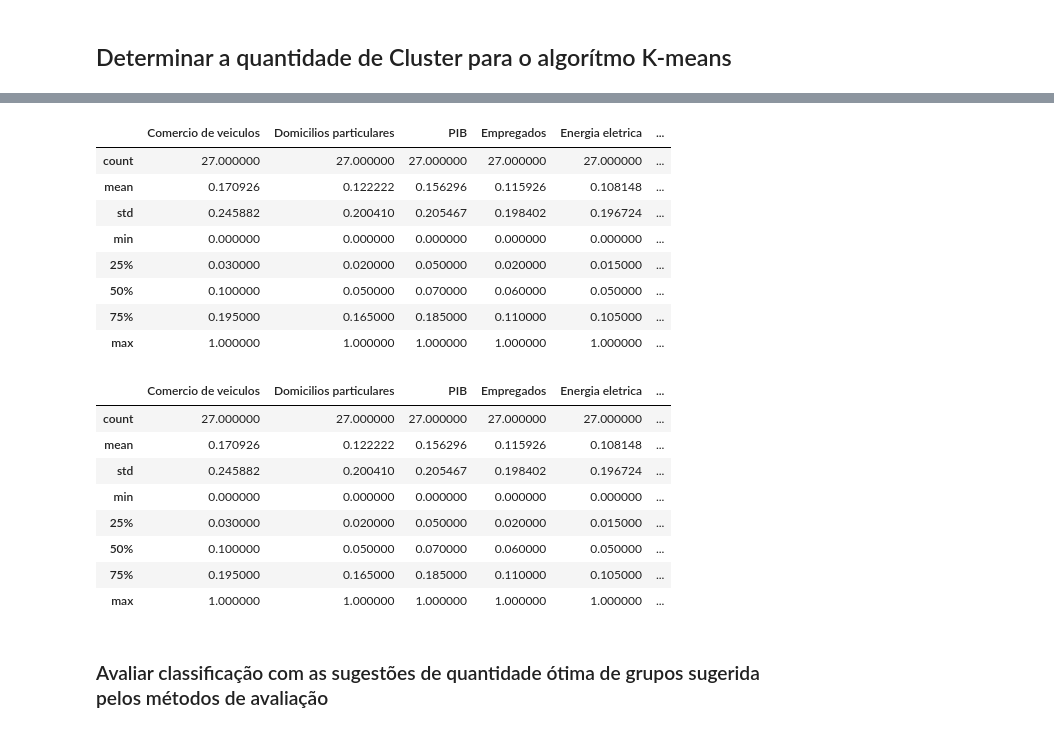
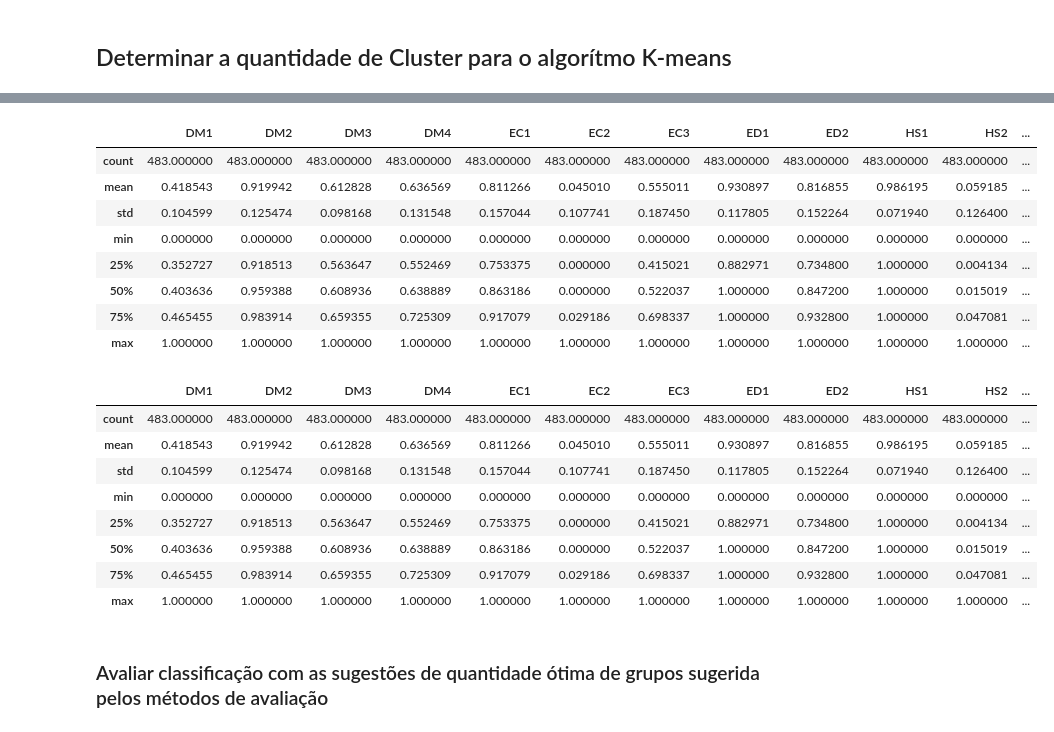
Before and after one commit to DanielCirino/ppginf-smart-k-means, a Jupyter notebook: notebooks/smart_k_means.ipynb, the cells around one changed output, grey strips where cells are left out. Cells and saved outputs as stored; diff of their text form; code cells hidden in the pictures.

```diff
--- a/notebooks/smart_k_means.ipynb
+++ b/notebooks/smart_k_means.ipynb
@@ -256,8 +256,8 @@ def imprimir_grafico_analise_arranjo(arranjo):
     plt.show()
 # %%
 # abrir dataset com os indicadores
-PATH_TO_DATASET="../dataset/in/engenharia_prod/dados_grupo_siderurgia.csv"
-dfArquivo=pd.read_csv(PATH_TO_DATASET,sep=";")
+PATH_TO_DATASET="../dataset/in/Data_2010_N2.xlsx"
+dfArquivo=pd.read_excel(PATH_TO_DATASET)
 
 dfArquivo.describe()
 # %% [output]
@@ -273,18 +273,18 @@ dfArquivo.describe()
 # %%
 # Excluir coluna do identificador censitário
-dados=dfArquivo.drop(["Estado"],axis=1)
+dados=dfArquivo.drop(["Census tract"],axis=1)
 
-dfArquivo.describe()
+dados.describe()
 # %% [output]
-|  | Comercio de veiculos | Domicilios particulares | PIB | Empregados | Energia eletrica | ... |
-| count | 27.000000 | 27.000000 | 27.000000 | 27.000000 | 27.000000 | ... |
-| mean | 0.170926 | 0.122222 | 0.156296 | 0.115926 | 0.108148 | ... |
-| std | 0.245882 | 0.200410 | 0.205467 | 0.198402 | 0.196724 | ... |
-| min | 0.000000 | 0.000000 | 0.000000 | 0.000000 | 0.000000 | ... |
-| 25% | 0.030000 | 0.020000 | 0.050000 | 0.020000 | 0.015000 | ... |
-| 50% | 0.100000 | 0.050000 | 0.070000 | 0.060000 | 0.050000 | ... |
-| 75% | 0.195000 | 0.165000 | 0.185000 | 0.110000 | 0.105000 | ... |
-| max | 1.000000 | 1.000000 | 1.000000 | 1.000000 | 1.000000 | ... |
+|  | DM1 | DM2 | DM3 | DM4 | EC1 | EC2 | EC3 | ED1 | ED2 | HS1 | HS2 | ... |
+| count | 483.000000 | 483.000000 | 483.000000 | 483.000000 | 483.000000 | 483.000000 | 483.000000 | 483.000000 | 483.000000 | 483.000000 | 483.000000 | ... |
+| mean | 0.418543 | 0.919942 | 0.612828 | 0.636569 | 0.811266 | 0.045010 | 0.555011 | 0.930897 | 0.816855 | 0.986195 | 0.059185 | ... |
+| std | 0.104599 | 0.125474 | 0.098168 | 0.131548 | 0.157044 | 0.107741 | 0.187450 | 0.117805 | 0.152264 | 0.071940 | 0.126400 | ... |
+| min | 0.000000 | 0.000000 | 0.000000 | 0.000000 | 0.000000 | 0.000000 | 0.000000 | 0.000000 | 0.000000 | 0.000000 | 0.000000 | ... |
+| 25% | 0.352727 | 0.918513 | 0.563647 | 0.552469 | 0.753375 | 0.000000 | 0.415021 | 0.882971 | 0.734800 | 1.000000 | 0.004134 | ... |
+| 50% | 0.403636 | 0.959388 | 0.608936 | 0.638889 | 0.863186 | 0.000000 | 0.522037 | 1.000000 | 0.847200 | 1.000000 | 0.015019 | ... |
+| 75% | 0.465455 | 0.983914 | 0.659355 | 0.725309 | 0.917079 | 0.029186 | 0.698337 | 1.000000 | 0.932800 | 1.000000 | 0.047081 | ... |
+| max | 1.000000 | 1.000000 | 1.000000 | 1.000000 | 1.000000 | 1.000000 | 1.000000 | 1.000000 | 1.000000 | 1.000000 | 1.000000 | ... |
 # %%
 
 for col in dados.columns:
@@ -292,15 +292,15 @@ for col in dados.columns:
 
 dados.describe()
 # %% [output]
-|  | Comercio de veiculos | Domicilios particulares | PIB | Empregados | Energia eletrica | ... |
-| count | 27.000000 | 27.000000 | 27.000000 | 27.000000 | 27.000000 | ... |
-| mean | 0.170926 | 0.122222 | 0.156296 | 0.115926 | 0.108148 | ... |
-| std | 0.245882 | 0.200410 | 0.205467 | 0.198402 | 0.196724 | ... |
-| min | 0.000000 | 0.000000 | 0.000000 | 0.000000 | 0.000000 | ... |
-| 25% | 0.030000 | 0.020000 | 0.050000 | 0.020000 | 0.015000 | ... |
-| 50% | 0.100000 | 0.050000 | 0.070000 | 0.060000 | 0.050000 | ... |
-| 75% | 0.195000 | 0.165000 | 0.185000 | 0.110000 | 0.105000 | ... |
-| max | 1.000000 | 1.000000 | 1.000000 | 1.000000 | 1.000000 | ... |
+|  | DM1 | DM2 | DM3 | DM4 | EC1 | EC2 | EC3 | ED1 | ED2 | HS1 | HS2 | ... |
+| count | 483.000000 | 483.000000 | 483.000000 | 483.000000 | 483.000000 | 483.000000 | 483.000000 | 483.000000 | 483.000000 | 483.000000 | 483.000000 | ... |
+| mean | 0.418543 | 0.919942 | 0.612828 | 0.636569 | 0.811266 | 0.045010 | 0.555011 | 0.930897 | 0.816855 | 0.986195 | 0.059185 | ... |
+| std | 0.104599 | 0.125474 | 0.098168 | 0.131548 | 0.157044 | 0.107741 | 0.187450 | 0.117805 | 0.152264 | 0.071940 | 0.126400 | ... |
+| min | 0.000000 | 0.000000 | 0.000000 | 0.000000 | 0.000000 | 0.000000 | 0.000000 | 0.000000 | 0.000000 | 0.000000 | 0.000000 | ... |
+| 25% | 0.352727 | 0.918513 | 0.563647 | 0.552469 | 0.753375 | 0.000000 | 0.415021 | 0.882971 | 0.734800 | 1.000000 | 0.004134 | ... |
+| 50% | 0.403636 | 0.959388 | 0.608936 | 0.638889 | 0.863186 | 0.000000 | 0.522037 | 1.000000 | 0.847200 | 1.000000 | 0.015019 | ... |
+| 75% | 0.465455 | 0.983914 | 0.659355 | 0.725309 | 0.917079 | 0.029186 | 0.698337 | 1.000000 | 0.932800 | 1.000000 | 0.047081 | ... |
+| max | 1.000000 | 1.000000 | 1.000000 | 1.000000 | 1.000000 | 1.000000 | 1.000000 | 1.000000 | 1.000000 | 1.000000 | 1.000000 | ... |
 # %% [markdown]
 ### Avaliar classificação com as sugestões de quantidade ótima de grupos sugerida pelos métodos de avaliação
 # %%
```
Also changed, not shown: parts of 12 cells of this notebook, 8 other files.
